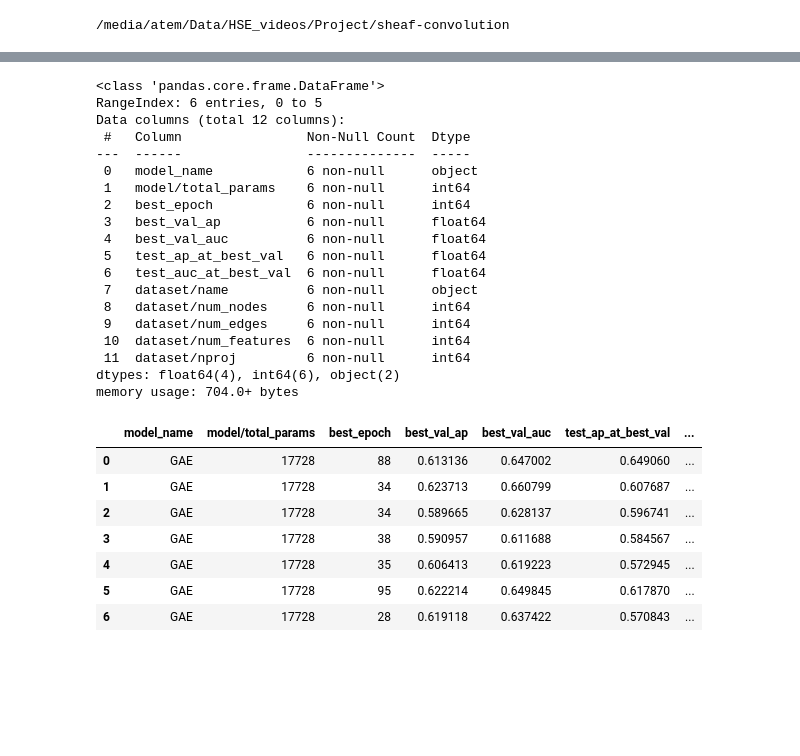
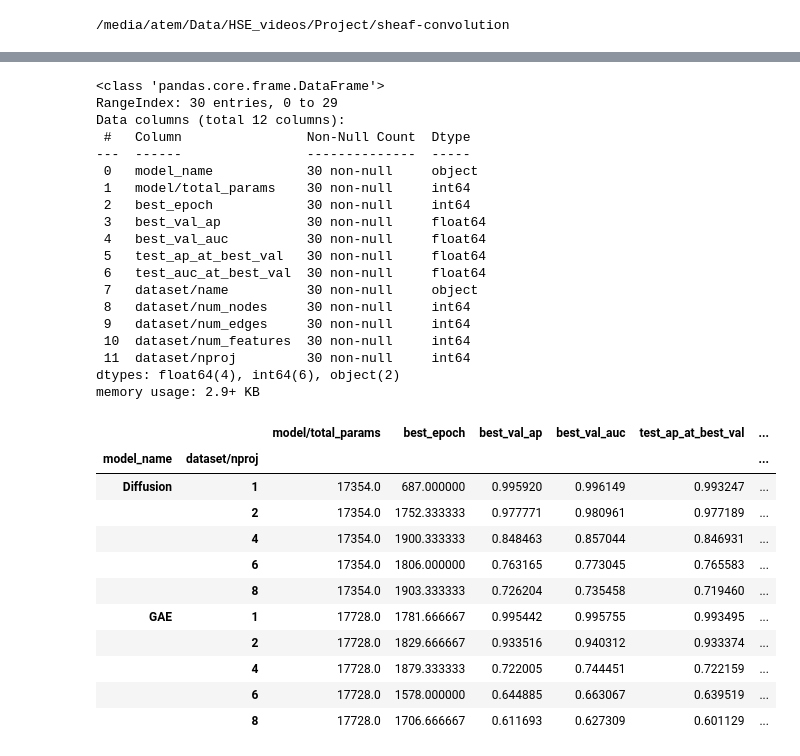
Before and after one commit to ArtemShamro/sheaf-convolution, a Jupyter notebook: notebooks/synthetic_results.ipynb, the cells around one changed output, grey strips where cells are left out. Cells and saved outputs as stored; diff of their text form; code cells hidden in the pictures; blank space fills up the shorter version.

```diff
--- a/notebooks/synthetic_results.ipynb
+++ b/notebooks/synthetic_results.ipynb
@@ -14,35 +20,39 @@ WORKSPACE_NAME = "artem-d"
 # %%
-df_synth = export_synth_exp_group_table(WORKSPACE_NAME, PROJECT_NAME, "size_effect")
+df_size = export_synth_exp_group_table(WORKSPACE_NAME, PROJECT_NAME, "nproj_effect")
 # %%
-df_synth.info()
+df_size.info()
 # %% [output]
 <class 'pandas.core.frame.DataFrame'>
-RangeIndex: 6 entries, 0 to 5
+RangeIndex: 30 entries, 0 to 29
 Data columns (total 12 columns):
  #   Column                Non-Null Count  Dtype
 ---  ------                --------------  -----
- 0   model_name            6 non-null      object
- 1   model/total_params    6 non-null      int64
- 2   best_epoch            6 non-null      int64
- 3   best_val_ap           6 non-null      float64
- 4   best_val_auc          6 non-null      float64
- 5   test_ap_at_best_val   6 non-null      float64
- 6   test_auc_at_best_val  6 non-null      float64
- 7   dataset/name          6 non-null      object
- 8   dataset/num_nodes     6 non-null      int64
- 9   dataset/num_edges     6 non-null      int64
- 10  dataset/num_features  6 non-null      int64
- 11  dataset/nproj         6 non-null      int64
+ 0   model_name            30 non-null     object
+ 1   model/total_params    30 non-null     int64
+ 2   best_epoch            30 non-null     int64
+ 3   best_val_ap           30 non-null     float64
+ 4   best_val_auc          30 non-null     float64
+ 5   test_ap_at_best_val   30 non-null     float64
+ 6   test_auc_at_best_val  30 non-null     float64
+ 7   dataset/name          30 non-null     object
+ 8   dataset/num_nodes     30 non-null     int64
+ 9   dataset/num_edges     30 non-null     int64
+ 10  dataset/num_features  30 non-null     int64
+ 11  dataset/nproj         30 non-null     int64
 dtypes: float64(4), int64(6), object(2)
-memory usage: 704.0+ bytes
+memory usage: 2.9+ KB
 # %%
-df_synth
+df_size.groupby(['model_name', 'dataset/nproj']).mean(numeric_only=True)
 # %% [output]
-|  | model_name | model/total_params | best_epoch | best_val_ap | best_val_auc | test_ap_at_best_val | ... |
-| 0 | GAE | 17728 | 88 | 0.613136 | 0.647002 | 0.649060 | ... |
-| 1 | GAE | 17728 | 34 | 0.623713 | 0.660799 | 0.607687 | ... |
-| 2 | GAE | 17728 | 34 | 0.589665 | 0.628137 | 0.596741 | ... |
-| 3 | GAE | 17728 | 38 | 0.590957 | 0.611688 | 0.584567 | ... |
-| 4 | GAE | 17728 | 35 | 0.606413 | 0.619223 | 0.572945 | ... |
-| 5 | GAE | 17728 | 95 | 0.622214 | 0.649845 | 0.617870 | ... |
-| 6 | GAE | 17728 | 28 | 0.619118 | 0.637422 | 0.570843 | ... |
+|  |  | model/total_params | best_epoch | best_val_ap | best_val_auc | test_ap_at_best_val | ... |
+| model_name | dataset/nproj |  |  |  |  |  | ... |
+| Diffusion | 1 | 17354.0 | 687.000000 | 0.995920 | 0.996149 | 0.993247 | ... |
+|  | 2 | 17354.0 | 1752.333333 | 0.977771 | 0.980961 | 0.977189 | ... |
+|  | 4 | 17354.0 | 1900.333333 | 0.848463 | 0.857044 | 0.846931 | ... |
+|  | 6 | 17354.0 | 1806.000000 | 0.763165 | 0.773045 | 0.765583 | ... |
+|  | 8 | 17354.0 | 1903.333333 | 0.726204 | 0.735458 | 0.719460 | ... |
+| GAE | 1 | 17728.0 | 1781.666667 | 0.995442 | 0.995755 | 0.993495 | ... |
+|  | 2 | 17728.0 | 1829.666667 | 0.933516 | 0.940312 | 0.933374 | ... |
+|  | 4 | 17728.0 | 1879.333333 | 0.722005 | 0.744451 | 0.722159 | ... |
+|  | 6 | 17728.0 | 1578.000000 | 0.644885 | 0.663067 | 0.639519 | ... |
+|  | 8 | 17728.0 | 1706.666667 | 0.611693 | 0.627309 | 0.601129 | ... |
```
Also changed, not shown: parts of 3 cells of this notebook, 3 other files.
